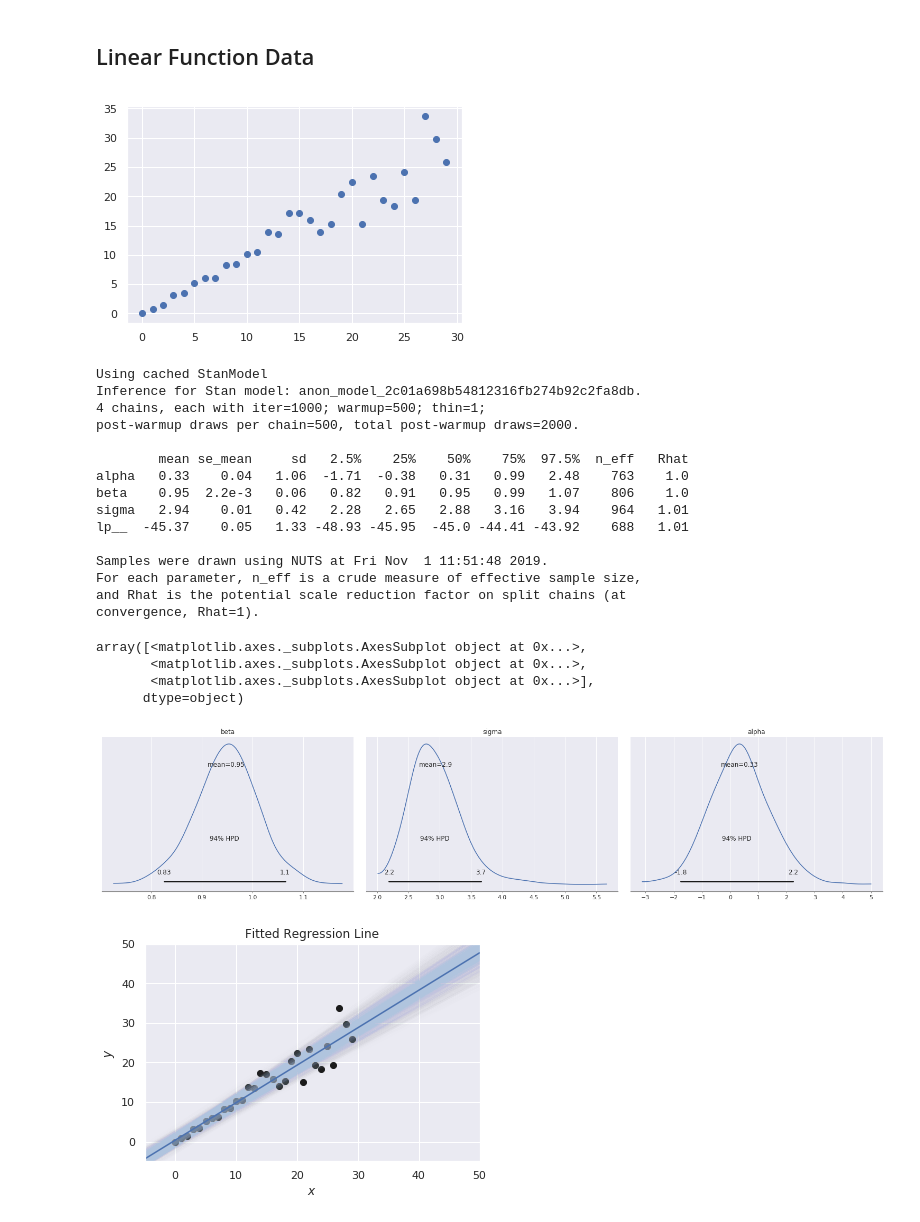
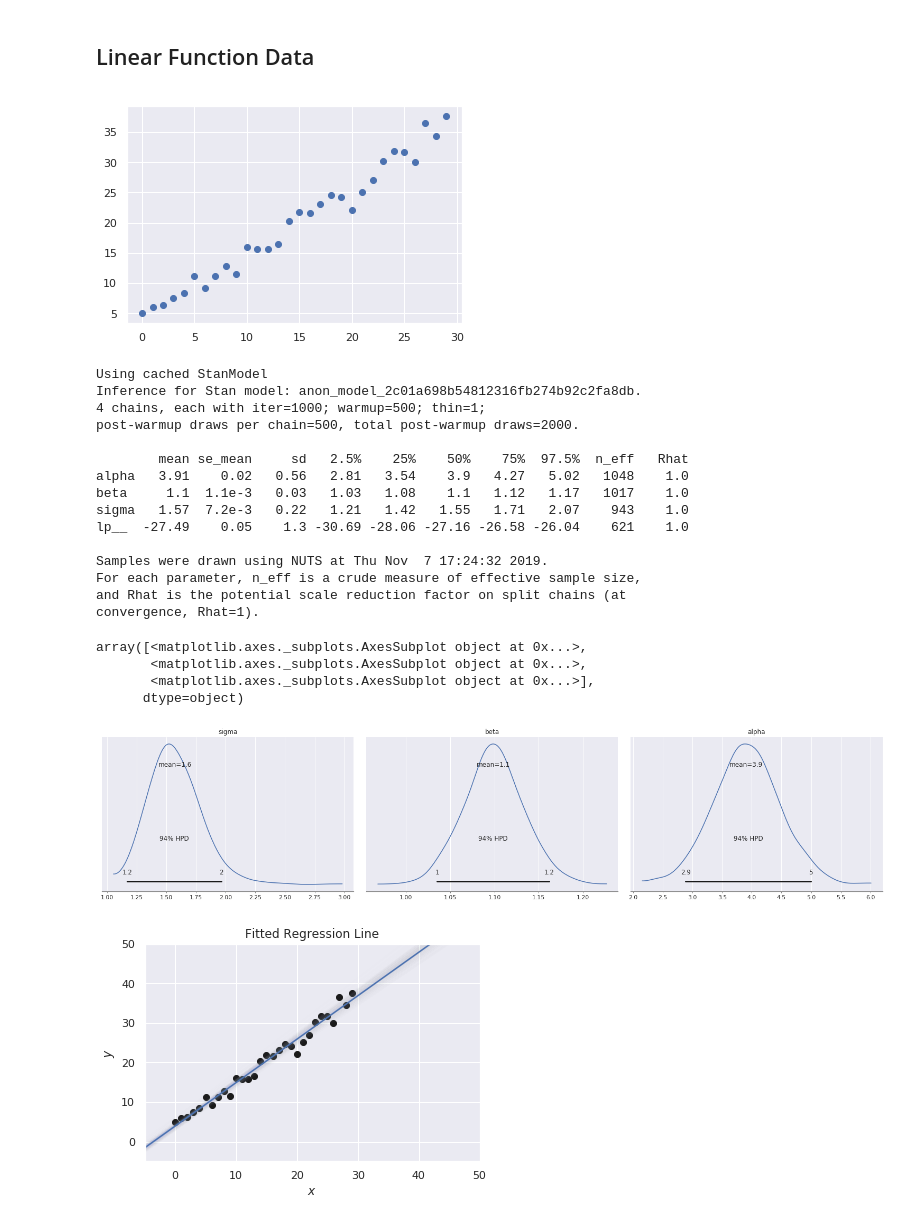
Before and after one commit to cvazz/IntroMLDL, a Jupyter notebook: Regression Example.ipynb, the cells around one changed output. Saved outputs shown, nothing was run; the diff lists cells and outputs as text; code cells hidden in the pictures.

```diff
--- a/Regression Example.ipynb
+++ b/Regression Example.ipynb
@@ -86,7 +86,7 @@ for i in range(0,N):
 
 y = []
 for i in range(0,N):
-    l = i+np.random.normal(0, 0.2*i)
+    l = 5+i+np.random.normal(0, 0.4*np.sqrt(i))
     y.append(l)
 
 
@@ -97,7 +97,7 @@ data = {'N':N,
 plt.scatter(x,y)
 plt.show()
 # %% [output]
-[figure, old version]
+[figure, new version]
 # %%
 sm = StanModel_cache(model_code = stan_model_lin, Model_name="CachedModelLinear")
 fit = sm.sampling(data=data, iter=1000, chains=4)
@@ -109,12 +109,12 @@ Inference for Stan model: anon_model_2c01a698b54812316fb274b92c2fa8db.
 post-warmup draws per chain=500, total post-warmup draws=2000.
 
         mean se_mean     sd   2.5%    25%    50%    75%  97.5%  n_eff   Rhat
-alpha   0.33    0.04   1.06  -1.71  -0.38   0.31   0.99   2.48    763    1.0
-beta    0.95  2.2e-3   0.06   0.82   0.91   0.95   0.99   1.07    806    1.0
-sigma   2.94    0.01   0.42   2.28   2.65   2.88   3.16   3.94    964   1.01
-lp__  -45.37    0.05   1.33 -48.93 -45.95  -45.0 -44.41 -43.92    688   1.01
+alpha   3.91    0.02   0.56   2.81   3.54    3.9   4.27   5.02   1048    1.0
+beta     1.1  1.1e-3   0.03   1.03   1.08    1.1   1.12   1.17   1017    1.0
+sigma   1.57  7.2e-3   0.22   1.21   1.42   1.55   1.71   2.07    943    1.0
+lp__  -27.49    0.05    1.3 -30.69 -28.06 -27.16 -26.58 -26.04    621    1.0
 
-Samples were drawn using NUTS at Fri Nov  1 11:51:48 2019.
+Samples were drawn using NUTS at Thu Nov  7 17:24:32 2019.
 For each parameter, n_eff is a crude measure of effective sample size,
 and Rhat is the potential scale reduction factor on split chains (at
 convergence, Rhat=1).
@@ -125,7 +125,7 @@ array([<matplotlib.axes._subplots.AxesSubplot object at 0x...>,
        <matplotlib.axes._subplots.AxesSubplot object at 0x...>,
        <matplotlib.axes._subplots.AxesSubplot object at 0x...>],
       dtype=object)
-[figure, old version]
+[figure, new version]
 # %%
 #define variables reading values from fit object from stan evaluation
 alpha = fit['alpha']
@@ -134,33 +134,33 @@ sigma = fit['sigma']
 lp = fit['lp__']
 
 #calculate alpha and beta means
 summary_dict = fit.summary()
 df = pd.DataFrame(summary_dict['summary'],
                   columns=summary_dict['summary_colnames'],
                   index=summary_dict['summary_rownames'])
 alpha_mean, beta_mean = df['mean']['alpha'], df['mean']['beta']
 
 
 #plot regression line
 x_min, x_max = -5, 50
 x_plot = np.linspace(x_min, x_max, 100)
 
 #plot a subset of sampled regression lines
 np.random.shuffle(alpha), np.random.shuffle(beta)
-for i in range(1000):
+for i in range(100):
       plt.plot(x_plot, alpha[i] + beta[i] * x_plot, color='lightsteelblue',
            alpha=0.015 )
 
 #plot mean regression line, grid, data points
 plt.plot(x_plot, alpha_mean + beta_mean * x_plot)
 plt.scatter(x, y, c='k')
 plt.grid(True)
 plt.ylim(-5,50)
 plt.xlim(-5,50)
 plt.xlabel('$x$')
 plt.ylabel('$y$')
 plt.title('Fitted Regression Line')
 plt.show()
 # %% [output]
-[figure, old version]
+[figure, new version]
 # %% [markdown]
```
Also changed, not shown: parts of 9 cells of this notebook.
